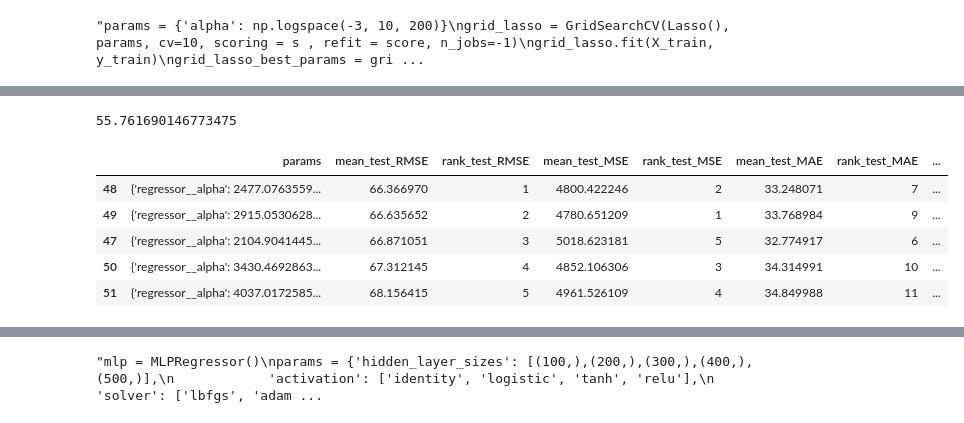
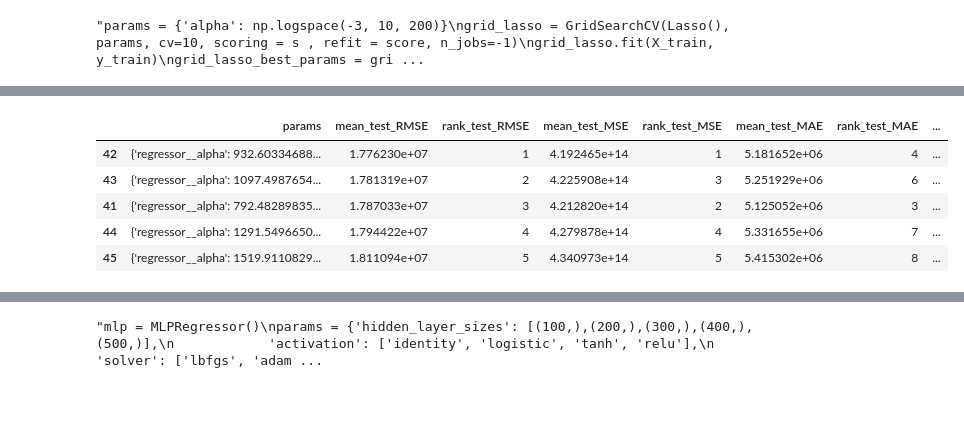
Before and after one commit to ThomasMeb/Anticiper_besoins_des_batiments, a Jupyter notebook: Comsomation.ipynb, the cells around one changed output, grey strips where cells are left out. Drawn from its saved outputs; the diff is of its cells as text; code cells hidden in the pictures.

```diff
--- a/Comsomation.ipynb
+++ b/Comsomation.ipynb
@@ -122,7 +142,7 @@ s = {'MSE': 'neg_mean_squared_error',
       'R2': 'r2'}
 score = 'RMSE'
 # %%
-params = {'alpha': np.logspace(-3, 10, 20)}
+params = {'alpha': np.logspace(0, 7, 20)}
 ridge = Ridge()
 grid_ridge = GridSearchCV(ridge, params, cv=10, scoring = s , refit = score, n_jobs=-1)
 grid_ridge.fit(X_train, y_train)
@@ -138,3 +158,5 @@ resultize(grid_ridge).head()
+# %%
+grid_ridge_best_params = {'alpha': 2069.138081114788}
 # %%
 ridge = Ridge(**grid_ridge_best_params)
 ridge.fit(X_train, y_train)
@@ -152,7 +174,7 @@ resultize(grid_lasso).head()"""
 # %% [output]
 "params = {'alpha': np.logspace(-3, 10, 200)}\ngrid_lasso = GridSearchCV(Lasso(), params, cv=10, scoring = s , refit = score, n_jobs=-1)\ngrid_lasso.fit(X_train, y_train)\ngrid_lasso_best_params = gri ...
 # %%
-grid_lasso_best_params = {'alpha': 0.748810385759003}
+grid_lasso_best_params = {'alpha': 6294988.990221888}
 # %%
 lasso = Lasso(**grid_lasso_best_params)
 lasso.fit(X_train, y_train)
@@ -164,24 +186,17 @@ lasso_error
-# %%
-tt_ridge = TransformedTargetRegressor(regressor=Ridge(),
-                                    func=np.log1p,
-                                    inverse_func=np.expm1)
-tt_ridge.fit(X_train, y_train)
-y_pred = tt_ridge.predict(X_test)
-tt_ridge_error = mean_squared_error(y_test, y_pred, squared=False)
-tt_ridge_error
-# %% [output]
-55.761690146773475
 # %%
+tt_ridge = TransformedTargetRegressor(regressor=Ridge(),
+                                    func=np.log1p,
+                                    inverse_func=np.expm1)
 params = {'regressor__alpha': np.logspace(0, 7, 100)}
 grid_tt_ridge = GridSearchCV(tt_ridge, scoring=s, refit = score, param_grid=params, cv = 10)
-grid_tt_ridge.fit(X_train, y_train)
+grid_tt_ridge.fit(X_train_tt, y_train)
 grid_tt_ridge_best_params = grid_tt_ridge.best_params_
 resultize(grid_tt_ridge).head()
 # %% [output]
 |  | params | mean_test_RMSE | rank_test_RMSE | mean_test_MSE | rank_test_MSE | mean_test_MAE | rank_test_MAE | ... |
-| 48 | {'regressor__alpha': 2477.0763559... | 66.366970 | 1 | 4800.422246 | 2 | 33.248071 | 7 | ... |
-| 49 | {'regressor__alpha': 2915.0530628... | 66.635652 | 2 | 4780.651209 | 1 | 33.768984 | 9 | ... |
-| 47 | {'regressor__alpha': 2104.9041445... | 66.871051 | 3 | 5018.623181 | 5 | 32.774917 | 6 | ... |
-| 50 | {'regressor__alpha': 3430.4692863... | 67.312145 | 4 | 4852.106306 | 3 | 34.314991 | 10 | ... |
-| 51 | {'regressor__alpha': 4037.0172585... | 68.156415 | 5 | 4961.526109 | 4 | 34.849988 | 11 | ... |
+| 42 | {'regressor__alpha': 932.60334688... | 1.776230e+07 | 1 | 4.192465e+14 | 1 | 5.181652e+06 | 4 | ... |
+| 43 | {'regressor__alpha': 1097.4987654... | 1.781319e+07 | 2 | 4.225908e+14 | 3 | 5.251929e+06 | 6 | ... |
+| 41 | {'regressor__alpha': 792.48289835... | 1.787033e+07 | 3 | 4.212820e+14 | 2 | 5.125052e+06 | 3 | ... |
+| 44 | {'regressor__alpha': 1291.5496650... | 1.794422e+07 | 4 | 4.279878e+14 | 4 | 5.331655e+06 | 7 | ... |
+| 45 | {'regressor__alpha': 1519.9110829... | 1.811094e+07 | 5 | 4.340973e+14 | 5 | 5.415302e+06 | 8 | ... |
 # %%
```
Also changed, not shown: parts of 73 cells of this notebook, 3 other files.
